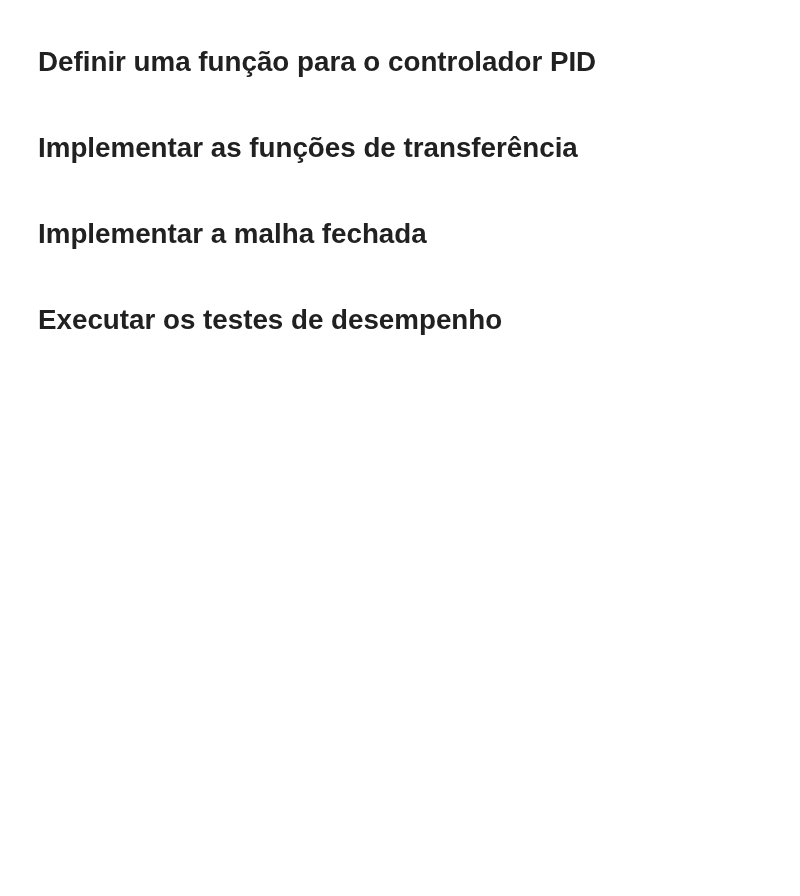
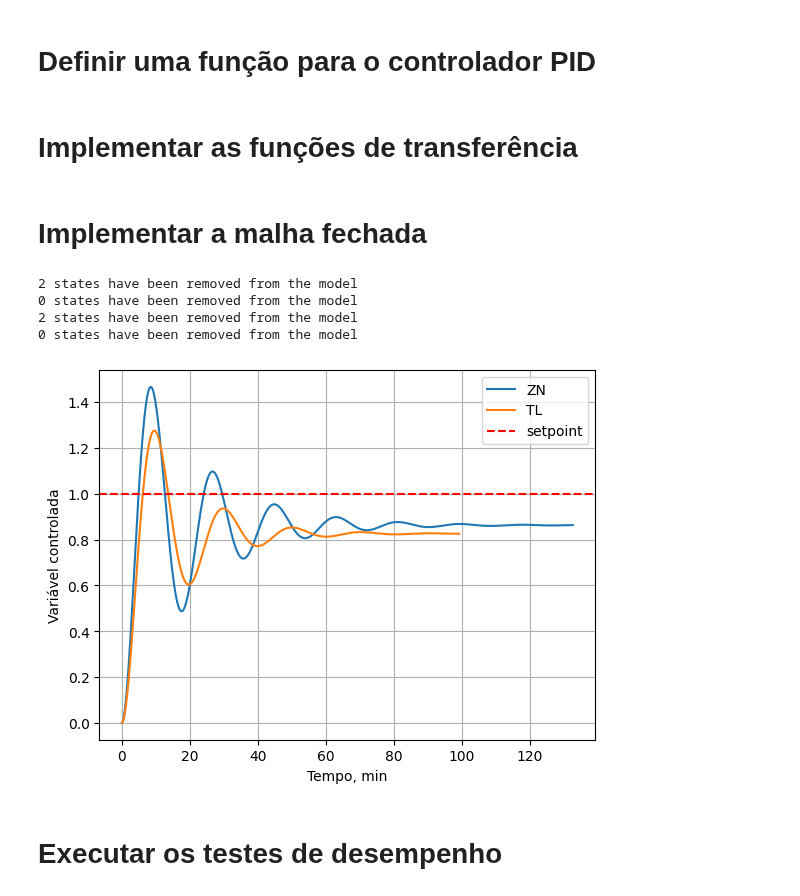
Before and after one commit to juliosdutra/Controle_de_Processos_UFES, a Jupyter notebook: 5.Closed-Loop/Efeitos_PID.ipynb, the cells around one changed output. Drawn from its saved outputs; the diff is of its cells as text; code cells hidden in the pictures; blank space fills up the shorter version.

```diff
--- a/5.Closed-Loop/Efeitos_PID.ipynb
+++ b/5.Closed-Loop/Efeitos_PID.ipynb
@@ -11,5 +11,13 @@ import matplotlib.pyplot as plt
 import sympy as sp
 # %% [markdown]
 # Definir uma função para o controlador PID
+# %%
+s = ct.tf('s')
+def PID_filtro(Kc, tauI=0.0, tauD=0.0):
+  alfa = 0.1
+  Gc = Kc
+  if tauI != 0.0:
+    Gc = Kc*(1 + 1/(tauI*s) + tauD*s/(alfa*tauD*s+1))
+  return Gc
 # %% [markdown]
 # Implementar as funções de transferência
@@ -18,4 +24,41 @@ s = ct.tf('s')
+# %%
+# Processo
+Gp = 2.5/((10*s+1)*(4*s+1))
+
+# Transmissor
+Gm = 1/(2*s+1)
+
+# Perturbação
+Gd = -0.5/(5*s+1)
 # %% [markdown]
 # Implementar a malha fechada
+# %%
+# Parâmetros do controlador
+sintonia_P = [['ZN', 2.52], ['TL', 1.9]]
+
+for par in sintonia_P:
+  metodo = par[0]
+  Kc = par[1]
+  Gc = PID_filtro(Kc)
+  G_servo = ct.minreal(Gc*Gp/(1+Gc*Gp*Gm))
+  G_reg = ct.minreal(Gd/(1+Gc*Gp*Gm))
+
+  # Teste servo
+  ts, ys = ct.step_response(G_servo)
+
+  # Visualizar
+  plt.plot(ts,ys, label = metodo)
+
+plt.axhline(y=1,linestyle='--', color='r', label='setpoint')
+plt.xlabel('Tempo, min')
+plt.ylabel('Variável controlada')
+plt.legend()
+plt.grid()
+# %% [output]
+2 states have been removed from the model
+0 states have been removed from the model
+2 states have been removed from the model
+0 states have been removed from the model
+[figure, added]
 # %% [markdown]
 # Executar os testes de desempenho
```
Also changed, not shown: parts of 2 cells of this notebook.
